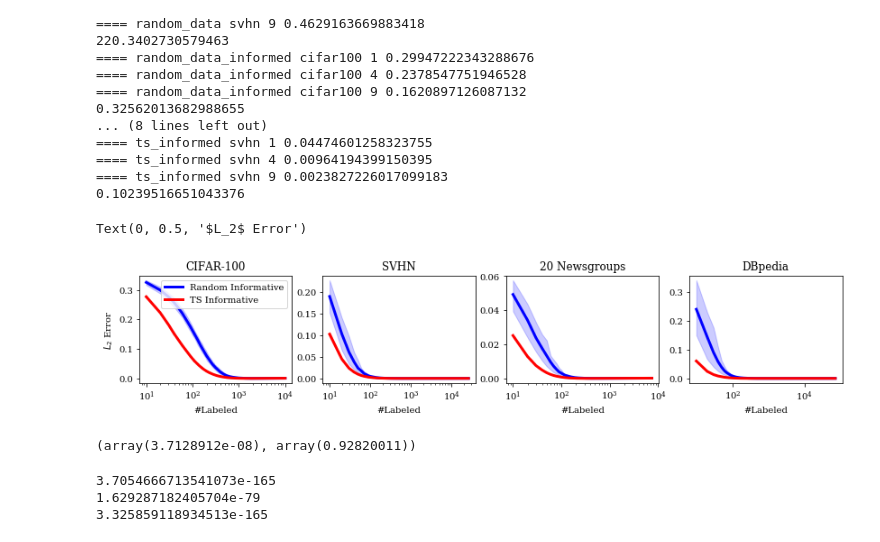
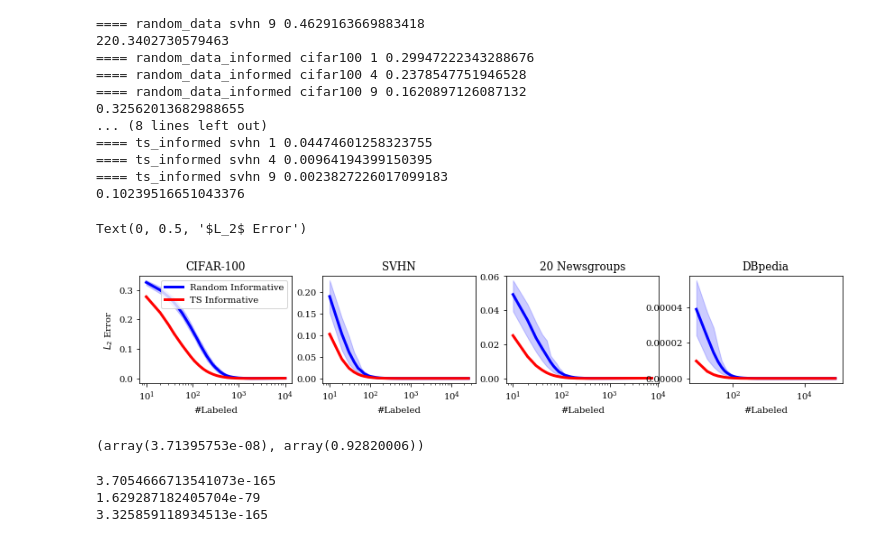
Before and after one commit to disiji/active-assess, a Jupyter notebook: src/table_plot_confusion_matrix_comparison.ipynb, the cells around one changed output. Cells and saved outputs as stored; diff of their text form; code cells hidden in the pictures.

```diff
--- a/src/table_plot_confusion_matrix_comparison.ipynb
+++ b/src/table_plot_confusion_matrix_comparison.ipynb
@@ -119,7 +119,7 @@ for i, dataset_name in enumerate(DATASET_LIST):
         print("N, #params=(%d,%d) =======" % (N,num_params))
         for method_name in method_format:
             print('%s: %.4f' % (method_name, l2_error[dataset_name][method_name][:, (N-LOG_FREQ)//LOG_FREQ].mean() / \
-                 l2_error[dataset_name]['scores']))
+                 (l2_error[dataset_name]['scores'] + 1) ))
 # %% [output]
  cifar100
 N, #params=(20,102) =======
@@ -167,7 +167,11 @@ for method in method_format:
 
     for dataset_name in dataset_list:
         for N in N_list:
-            val = l2_error[dataset_name][method][:, (N-LOG_FREQ)//LOG_FREQ].mean() / \
+            if dataset_name == 'dbpedia':
+                val = l2_error[dataset_name][method][:, (N-LOG_FREQ)//LOG_FREQ].mean() / \
+                        l2_error[dataset_name]['scores']
+            else:
+                val = l2_error[dataset_name][method][:, (N-LOG_FREQ)//LOG_FREQ].mean() / \
                         l2_error[dataset_name]['scores']
             print('& %4.1f  ' % (100 * val), end = '')
 
@@ -224,7 +228,7 @@ for method in method_format:
     print('\multicolumn{2}{c}{%20s}' % method_name, end = '')
 
     for dataset_name in dataset_list:
-        y = l2_error[dataset_name][method]/l2_error[dataset_name]['scores']
+        y = l2_error[dataset_name][method]#/l2_error[dataset_name]['scores']
         y = np.mean(y, axis=0)
         for N in N_list:
             val = y[(N-LOG_FREQ)//LOG_FREQ]
@@ -354,39 +359,42 @@ method_format = {#'random_arm': ('Random Arm', 'g', '.', '--'),
 
 fig, axes = plt.subplots(nrows=1, ncols=len(DATASET_LIST), figsize=(LINEWIDTH,2.2),
                         gridspec_kw = {'wspace':0.2, 'hspace':0.25})
 for i, dataset_name in enumerate(DATASET_LIST):
     start = 0
     num_steps = l2_error[dataset_name]['ts_informed'].shape[1] - 1
     stepsize = 1
     for method_name in method_format:
         legend_name, color, marker, linestyle = method_format[method_name]
         xrange = np.arange(num_steps) * LOG_FREQ + LOG_FREQ
         idx = np.arange(num_steps)[start:(start+num_steps)][::stepsize]
-        y = l2_error[dataset_name][method_name]/ l2_error[dataset_name]['scores']
+        if dataset_name == 'dbpedia':
+            y = l2_error[dataset_name][method_name]
+        else:
+            y = l2_error[dataset_name][method_name]/ l2_error[dataset_name]['scores']
         eval_mean = np.mean(y, axis=0)
         eval_upper = np.quantile(y, 0.875, axis=0)
         eval_lower = np.quantile(y, 0.125, axis=0)
         axes[i].plot(xrange[idx],
                  eval_mean[idx],
                  label=legend_name, linewidth=3, color=color, linestyle=linestyle)
         axes[i].fill_between(xrange[idx],
                          eval_lower[idx],
                          eval_upper[idx],
                          color=color, alpha=.2)
         #plt.ylim([0, 0.3])
     axes[i].set_xlabel('#Labeled')
     axes[i].set_xscale('log')
     #axes[i].set_yscale('log')
     axes[i].set_title(DATASET_NAMES[dataset_name])
 axes[0].legend(fontsize=10, loc='upper right')
 axes[0].set_ylabel('$L_2$ Error')
 # %% [output]
 Text(0, 0.5, '$L_2$ Error')
-[figure, old version]
+[figure, new version]
 # %%
 l2_error[dataset_name]['diagonal'], l2_error[dataset_name]['ones']
 # %% [output]
-(array(3.7128912e-08), array(0.92820011))
+(array(3.71395753e-08), array(0.92820006))
 # %%
 from scipy.stats import wilcoxon
 for i, dataset_name in enumerate(['dbpedia']):
```
Also changed, not shown: parts of 6 cells of this notebook, 2 other files.
